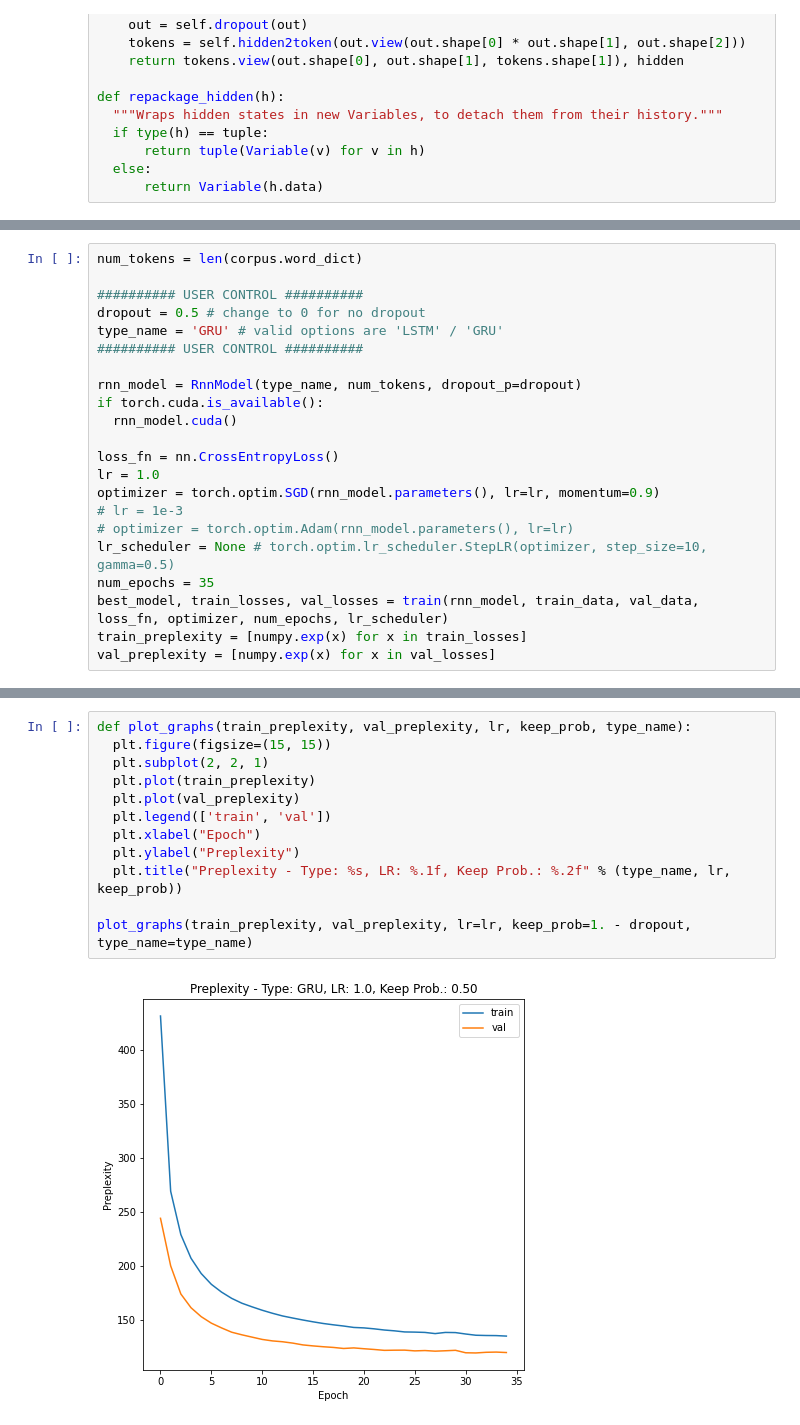
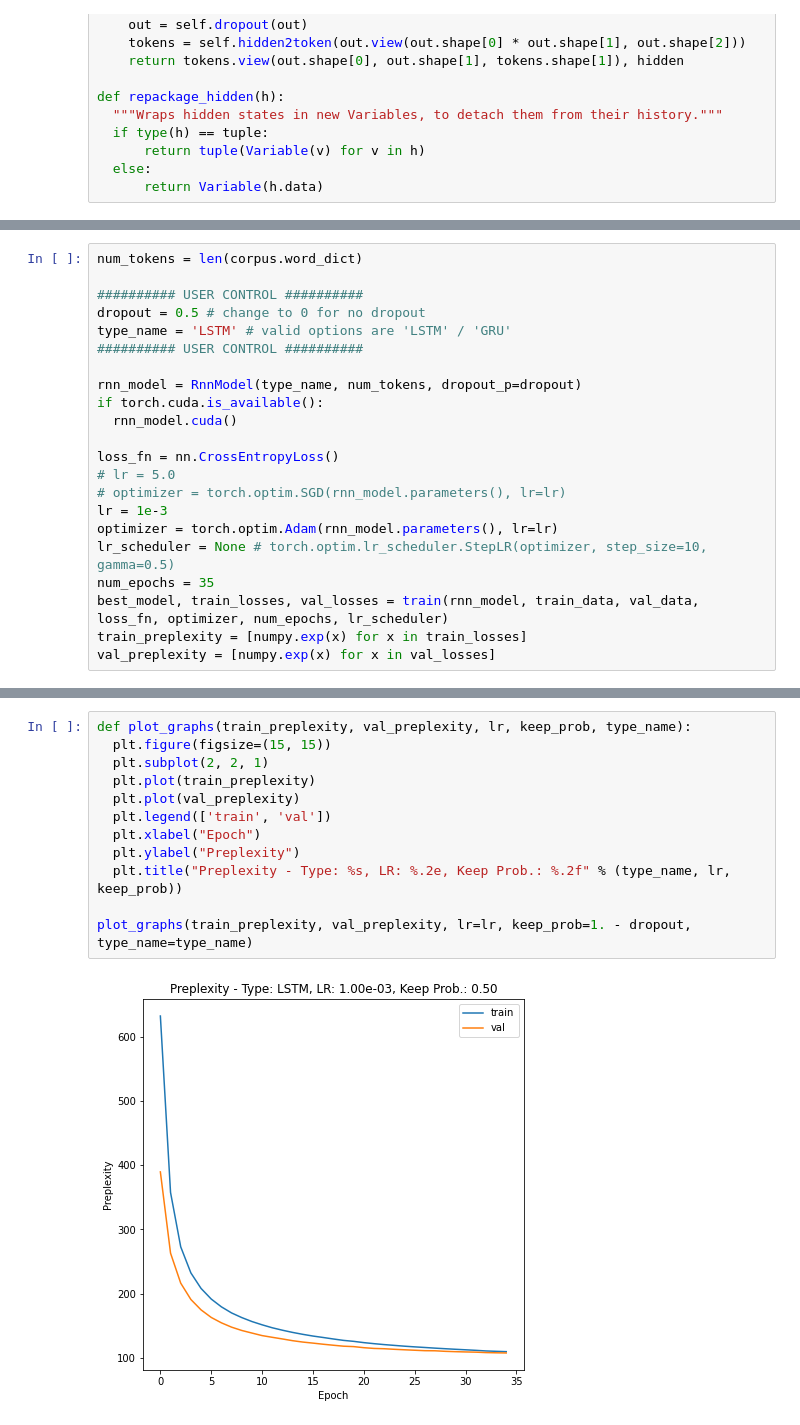
Before and after one commit to idanshef/DeepLearningCourse, a Jupyter notebook: hw2/hw2.ipynb, the cells around one changed output, grey strips where cells are left out. Drawn from its saved outputs; the diff is of its cells as text.

```diff
--- a/hw2/hw2.ipynb
+++ b/hw2/hw2.ipynb
@@ -184,7 +187,7 @@ num_tokens = len(corpus.word_dict)
 
 ########## USER CONTROL ##########
 dropout = 0.5 # change to 0 for no dropout
-type_name = 'GRU' # valid options are 'LSTM' / 'GRU'
+type_name = 'LSTM' # valid options are 'LSTM' / 'GRU'
 ########## USER CONTROL ##########
 
 rnn_model = RnnModel(type_name, num_tokens, dropout_p=dropout)
@@ -192,10 +195,10 @@ if torch.cuda.is_available():
   rnn_model.cuda()
 
 loss_fn = nn.CrossEntropyLoss()
-lr = 1.0
-optimizer = torch.optim.SGD(rnn_model.parameters(), lr=lr, momentum=0.9)
-# lr = 1e-3
-# optimizer = torch.optim.Adam(rnn_model.parameters(), lr=lr)
+# lr = 5.0
+# optimizer = torch.optim.SGD(rnn_model.parameters(), lr=lr)
+lr = 1e-3
+optimizer = torch.optim.Adam(rnn_model.parameters(), lr=lr)
 lr_scheduler = None # torch.optim.lr_scheduler.StepLR(optimizer, step_size=10, gamma=0.5)
 num_epochs = 35
 best_model, train_losses, val_losses = train(rnn_model, train_data, val_data, loss_fn, optimizer, num_epochs, lr_scheduler)
@@ -222,14 +225,14 @@ Epoch 34:
 # %%
 def plot_graphs(train_preplexity, val_preplexity, lr, keep_prob, type_name):
   plt.figure(figsize=(15, 15))
   plt.subplot(2, 2, 1)
   plt.plot(train_preplexity)
   plt.plot(val_preplexity)
   plt.legend(['train', 'val'])
   plt.xlabel("Epoch")
   plt.ylabel("Preplexity")
-  plt.title("Preplexity - Type: %s, LR: %.1f, Keep Prob.: %.2f" % (type_name, lr, keep_prob))
+  plt.title("Preplexity - Type: %s, LR: %.2e, Keep Prob.: %.2f" % (type_name, lr, keep_prob))
 
 plot_graphs(train_preplexity, val_preplexity, lr=lr, keep_prob=1. - dropout, type_name=type_name)
 # %% [output]
-[figure, old version]
+[figure, new version]
```
Also changed, not shown: parts of 4 cells of this notebook.
